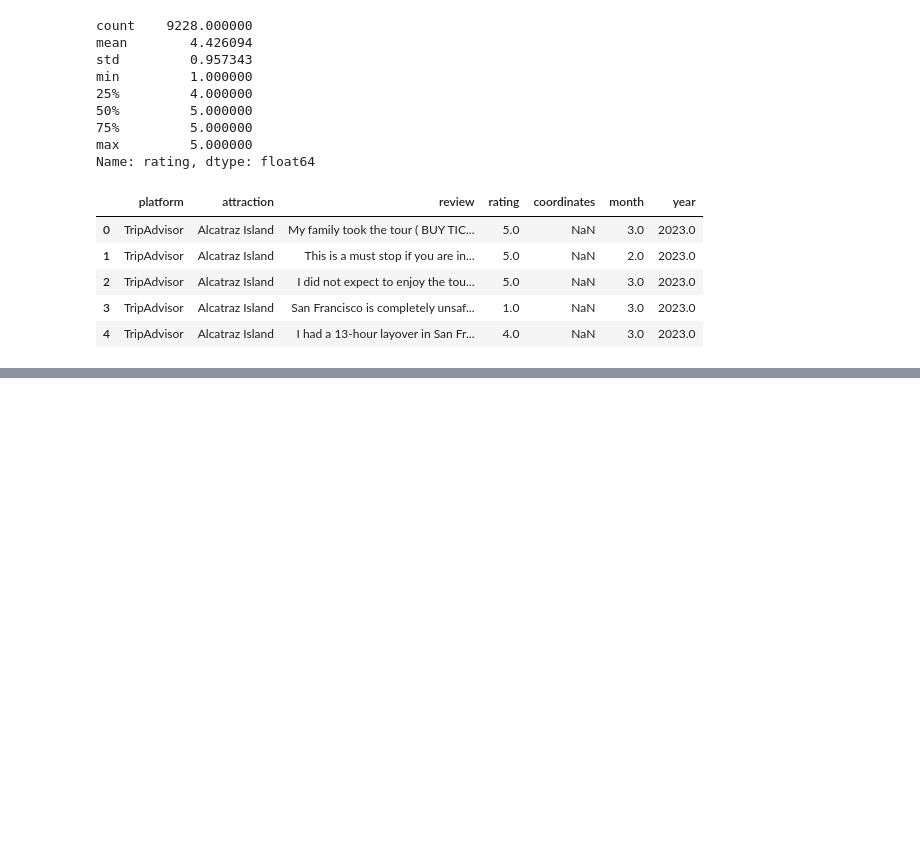
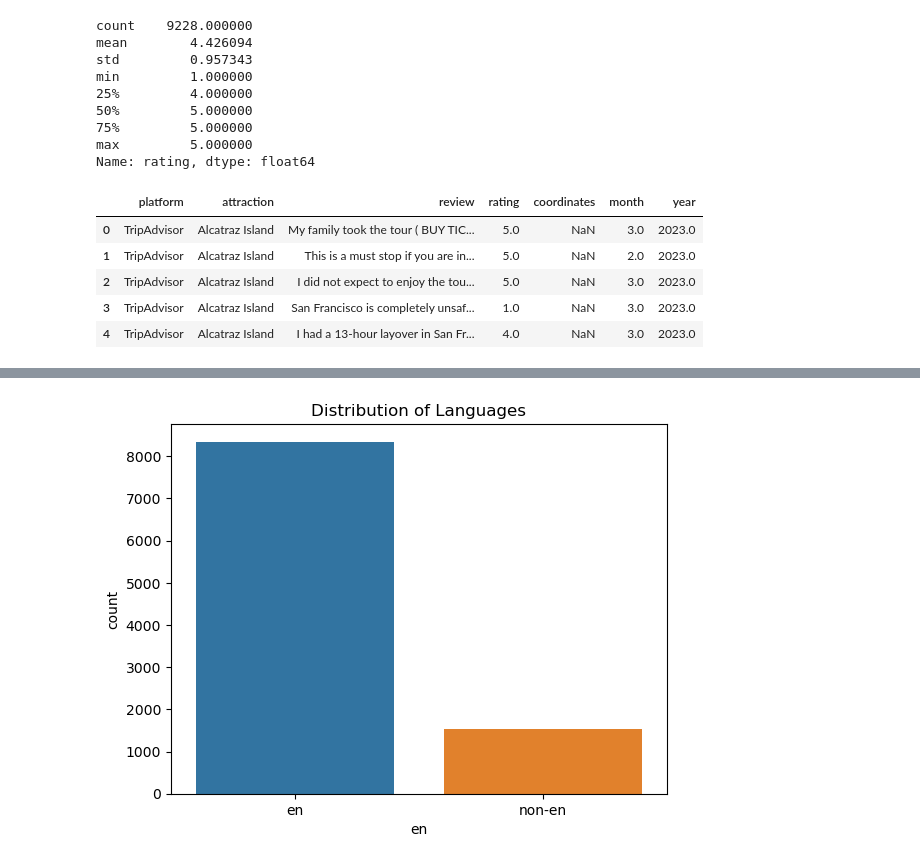
Before and after one commit to yanyuchen/sentiment-analysis, a Jupyter notebook: ipynb/eda.ipynb, the cells around one changed output, grey strips where cells are left out. Drawn from its saved outputs; the diff is of its cells as text; code cells hidden in the pictures; blank space fills up the shorter version.

```diff
--- a/ipynb/eda.ipynb
+++ b/ipynb/eda.ipynb
@@ -230,0 +239,2 @@ review_all.head(5)
+# %%
+review_all = pd.read_csv('../data/review_all_temp.csv')
@@ -230,0 +245,31 @@ review_all.head(5)
+# %%
+# Load the pretrained fasttext model
+model = fasttext.load_model('../fasttext/lid.176.bin')
+
+#
+langs = []
+for sent in review_all['review']:
+    lang = model.predict(sent)[0]
+    langs.append(str(lang)[11:13])
+review_all['language'] = langs
+# %%
+langs = []
+for text in review_all['review']:
+    sent = nltk.sent_tokenize(text)
+    #print(sent[0])
+    try:
+      lang = model.predict(sent[0])
+      langs.append(str(lang)[12:14])
+    except:
+      langs.append('en')
+    #print(lang)
+review_all['language'] = langs
+# %%
+get_eng = lambda x: 'en' if x == 'en' else 'non-en'
+review_all['en'] = review_all['language'].apply(get_eng)
+# %%
+sns.countplot(x='en', data=review_all)
+plt.title('Distribution of Languages')
+plt.show()
+# %% [output]
+[figure, added]
```
Also changed, not shown: parts of 6 cells of this notebook.
